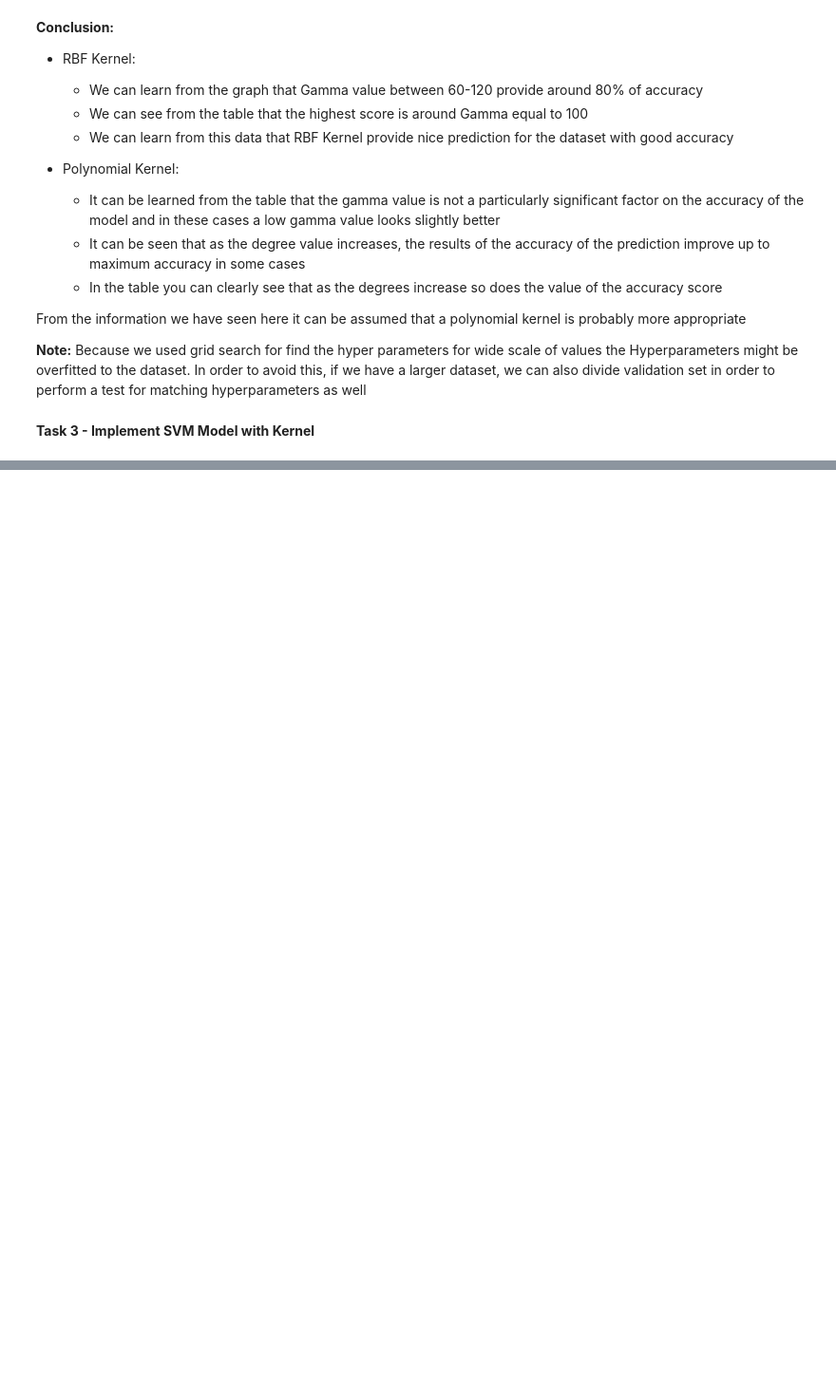
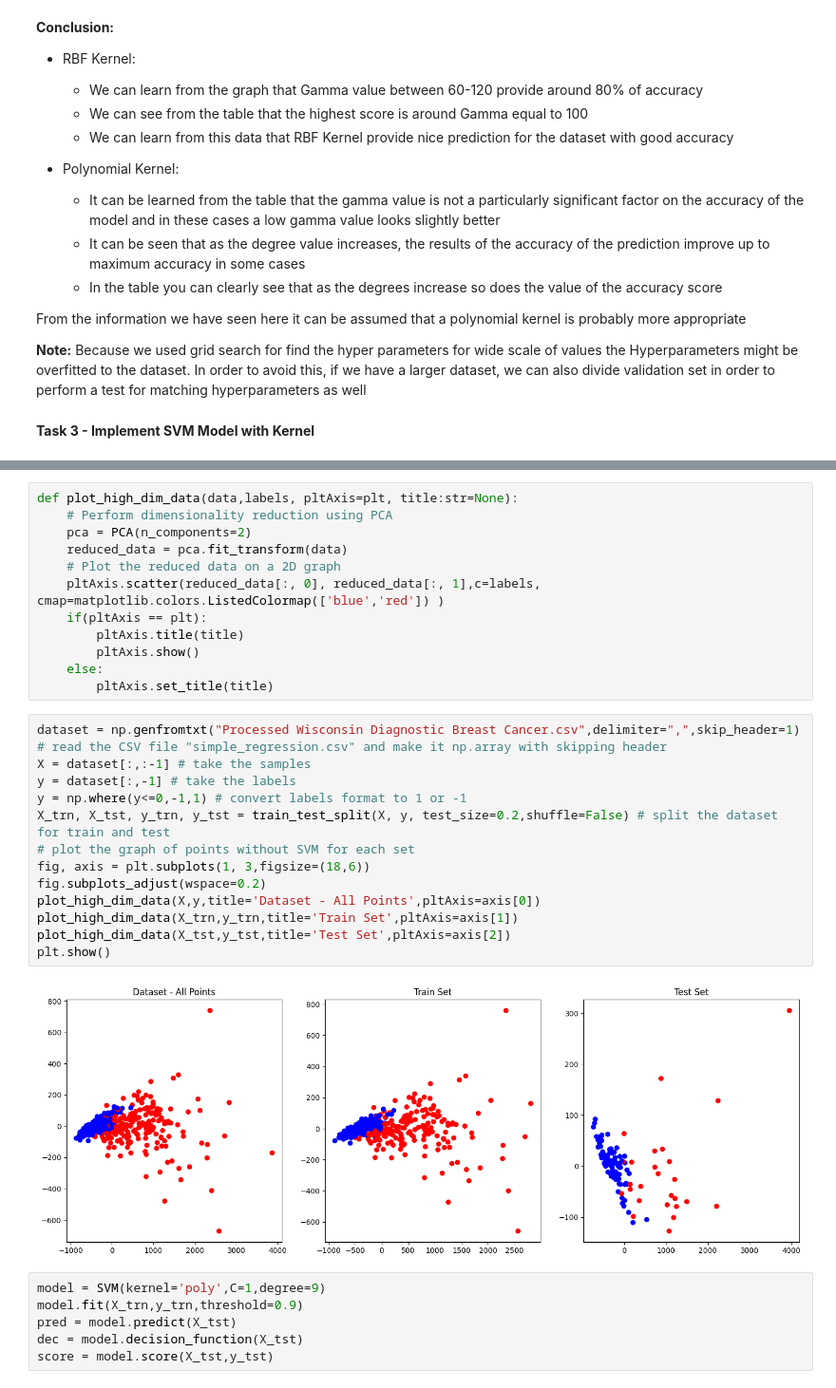
Before and after one commit to OmerKriger/IntroMachineLearning-SVM, a Jupyter notebook: HomeAssignment4 - Code.ipynb, the cells around one changed output, grey strips where cells are left out. Shown: that part at 95% size. Cells and saved outputs as stored; diff of their text form; blank space fills up the shorter version.

```diff
--- a/HomeAssignment4 - Code.ipynb
+++ b/HomeAssignment4 - Code.ipynb
@@ -509,0 +534,33 @@ class SVM:
+# %%
+def plot_high_dim_data(data,labels, pltAxis=plt, title:str=None):
+    # Perform dimensionality reduction using PCA
+    pca = PCA(n_components=2)
+    reduced_data = pca.fit_transform(data)
+    # Plot the reduced data on a 2D graph
+    pltAxis.scatter(reduced_data[:, 0], reduced_data[:, 1],c=labels, cmap=matplotlib.colors.ListedColormap(['blue','red']) )
+    if(pltAxis == plt):
+        pltAxis.title(title)
+        pltAxis.show()
+    else:
+        pltAxis.set_title(title)
+# %%
+dataset = np.genfromtxt("Processed Wisconsin Diagnostic Breast Cancer.csv",delimiter=",",skip_header=1)  # read the CSV file "simple_regression.csv" and make it np.array with skipping header
+X = dataset[:,:-1] # take the samples
+y = dataset[:,-1] # take the labels
+y = np.where(y<=0,-1,1) # convert labels format to 1 or -1
+X_trn, X_tst, y_trn, y_tst = train_test_split(X, y, test_size=0.2,shuffle=False) # split the dataset for train and test
+# plot the graph of points without SVM for each set
+fig, axis = plt.subplots(1, 3,figsize=(18,6))
+fig.subplots_adjust(wspace=0.2)
+plot_high_dim_data(X,y,title='Dataset - All Points',pltAxis=axis[0])
+plot_high_dim_data(X_trn,y_trn,title='Train Set',pltAxis=axis[1])
+plot_high_dim_data(X_tst,y_tst,title='Test Set',pltAxis=axis[2])
+plt.show()
+# %% [output]
+[figure, added]
+# %%
+model = SVM(kernel='poly',C=1,degree=9)
+model.fit(X_trn,y_trn,threshold=0.9)
+pred = model.predict(X_tst)
+dec = model.decision_function(X_tst)
+score = model.score(X_tst,y_tst)
```
Also changed, not shown: parts of 12 cells of this notebook.
